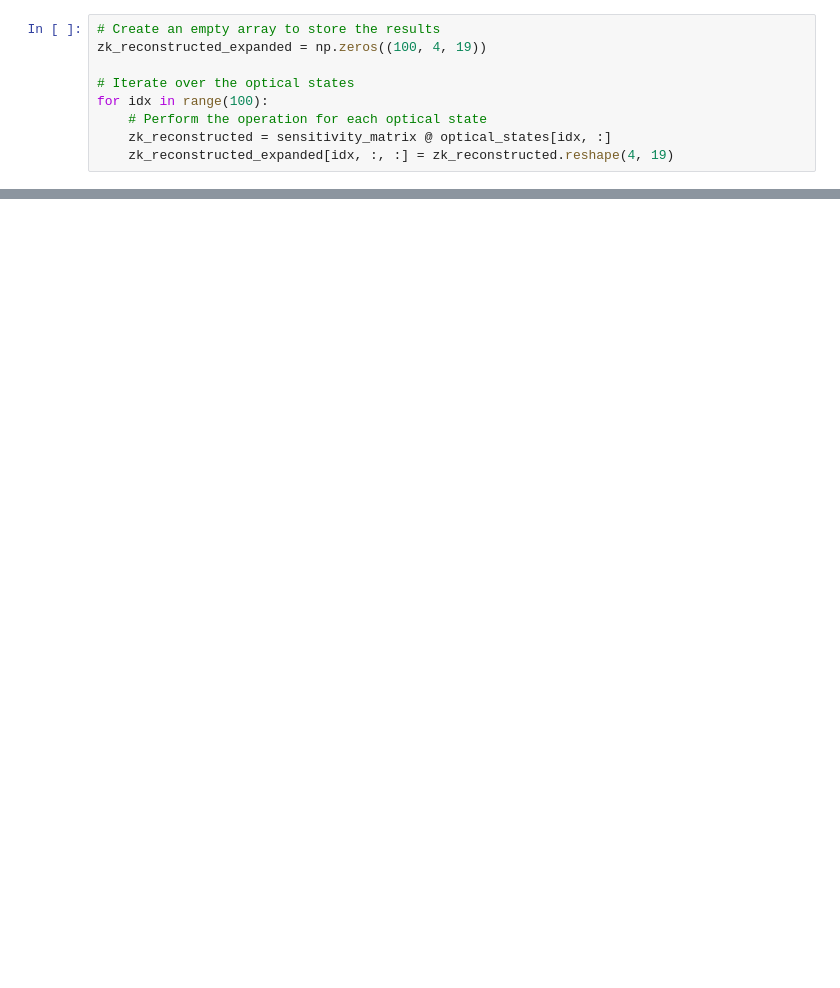
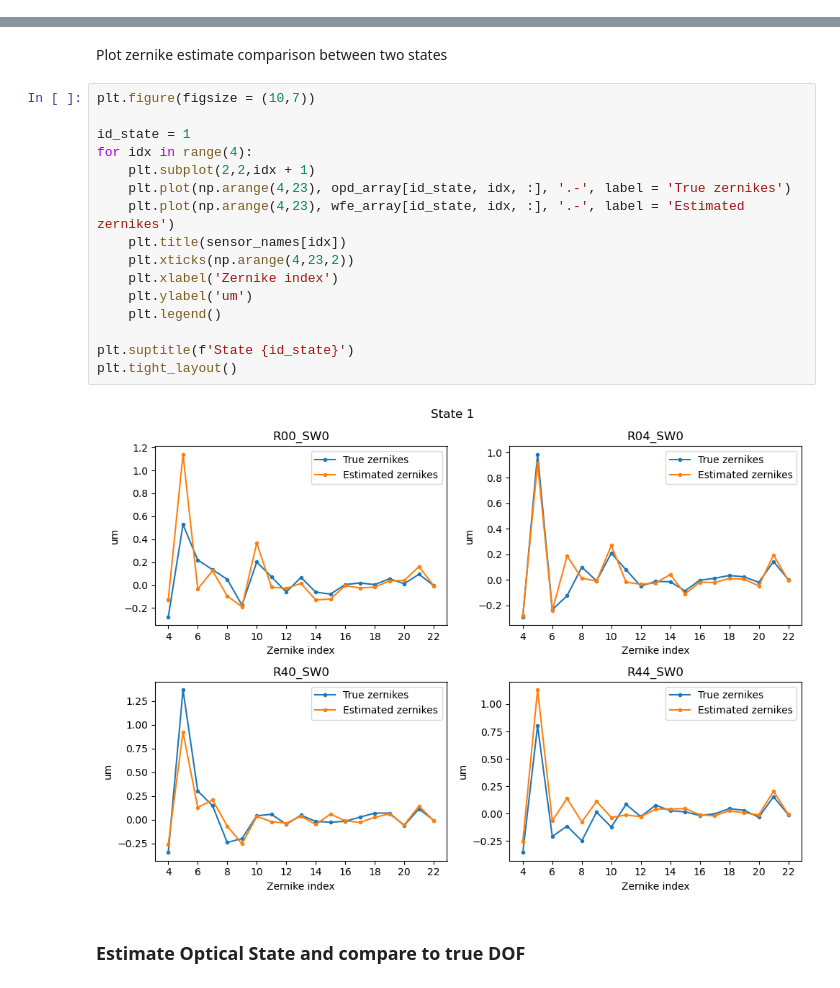
Before and after one commit to lsst-sitcom/sitcomtn-104, a Jupyter notebook: notebook/data_analysis_wet001.ipynb, the cells around one changed output, grey strips where cells are left out. Drawn from its saved outputs; the diff is of its cells as text; blank space fills up the shorter version.

```diff
--- a/notebook/data_analysis_wet001.ipynb
+++ b/notebook/data_analysis_wet001.ipynb
@@ -221,9 +0,0 @@ sensitivity_matrix = compute_sensitivity_matrix()
-# %%
-# Create an empty array to store the results
-zk_reconstructed_expanded = np.zeros((100, 4, 19))
-
-# Iterate over the optical states
-for idx in range(100):
-    # Perform the operation for each optical state
-    zk_reconstructed = sensitivity_matrix @ optical_states[idx, :]
-    zk_reconstructed_expanded[idx, :, :] = zk_reconstructed.reshape(4, 19)
@@ -273,0 +109,22 @@ plt.tight_layout()
+# %% [markdown]
+Plot zernike estimate comparison between two states
+# %%
+plt.figure(figsize = (10,7))
+
+id_state = 1
+for idx in range(4):
+    plt.subplot(2,2,idx + 1)
+    plt.plot(np.arange(4,23), opd_array[id_state, idx, :], '.-', label = 'True zernikes')
+    plt.plot(np.arange(4,23), wfe_array[id_state, idx, :], '.-', label = 'Estimated zernikes')
+    plt.title(sensor_names[idx])
+    plt.xticks(np.arange(4,23,2))
+    plt.xlabel('Zernike index')
+    plt.ylabel('um')
+    plt.legend()
+
+plt.suptitle(f'State {id_state}')
+plt.tight_layout()
+# %% [output]
+[figure, added]
+# %% [markdown]
+### Estimate Optical State and compare to true DOF
```
Also changed, not shown: parts of 32 cells of this notebook, 8 other files.
